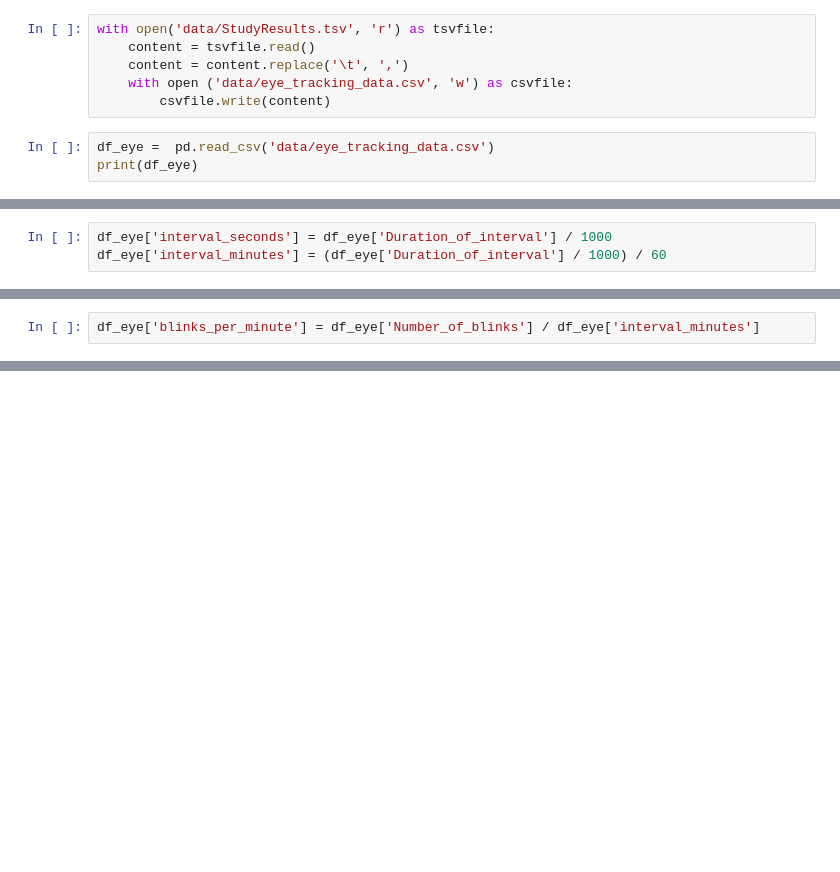
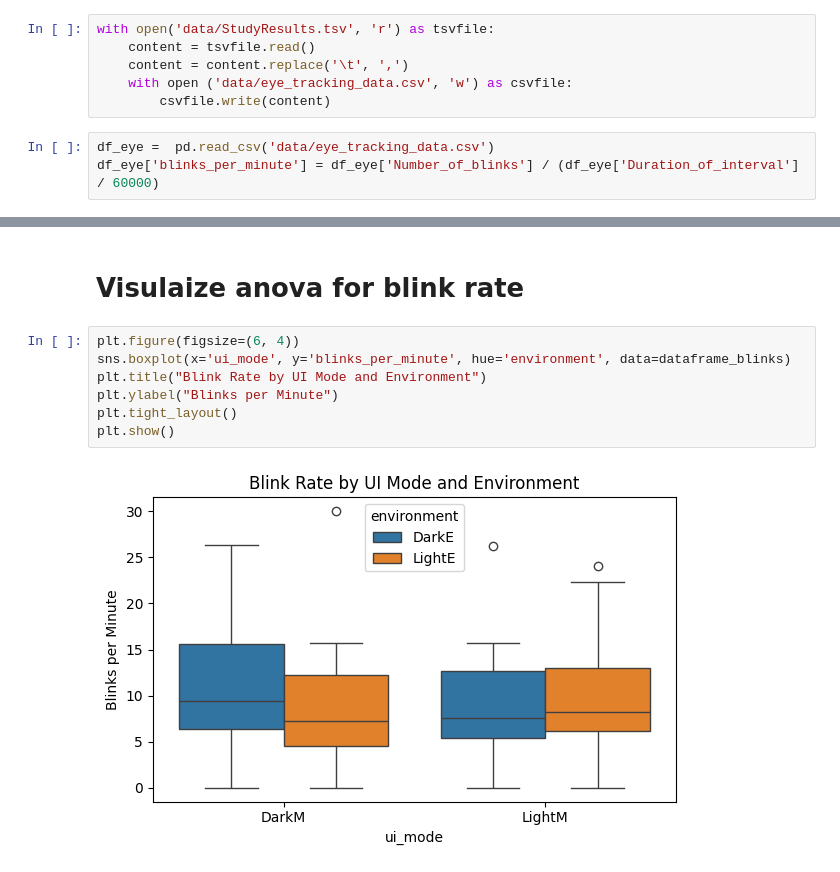
Before and after one commit to PatrickGraf99/Forschungsseminar-Website, a Jupyter notebook: evaluation/evaluator.ipynb, the cells around one changed output, grey strips where cells are left out. Drawn from its saved outputs; the diff is of its cells as text; blank space fills up the shorter version.

```diff
--- a/evaluation/evaluator.ipynb
+++ b/evaluation/evaluator.ipynb
@@ -158,4 +74,4 @@ with open('data/StudyResults.tsv', 'r') as tsvfile:
         csvfile.write(content)
 # %%
 df_eye =  pd.read_csv('data/eye_tracking_data.csv')
-print(df_eye)
+df_eye['blinks_per_minute'] = df_eye['Number_of_blinks'] / (df_eye['Duration_of_interval'] / 60000)
@@ -180,3 +77,0 @@ print(df_eye)
-# %%
-df_eye['interval_seconds'] = df_eye['Duration_of_interval'] / 1000
-df_eye['interval_minutes'] = (df_eye['Duration_of_interval'] / 1000) / 60
@@ -203,2 +77,0 @@ print(df_eye)
-# %%
-df_eye['blinks_per_minute'] = df_eye['Number_of_blinks'] / df_eye['interval_minutes']
@@ -281,0 +180,11 @@ print(anova2)
+# %% [markdown]
+# Visulaize anova for blink rate
+# %%
+plt.figure(figsize=(6, 4))
+sns.boxplot(x='ui_mode', y='blinks_per_minute', hue='environment', data=dataframe_blinks)
+plt.title("Blink Rate by UI Mode and Environment")
+plt.ylabel("Blinks per Minute")
+plt.tight_layout()
+plt.show()
+# %% [output]
+[figure, added]
```
Also changed, not shown: parts of 25 cells of this notebook.
